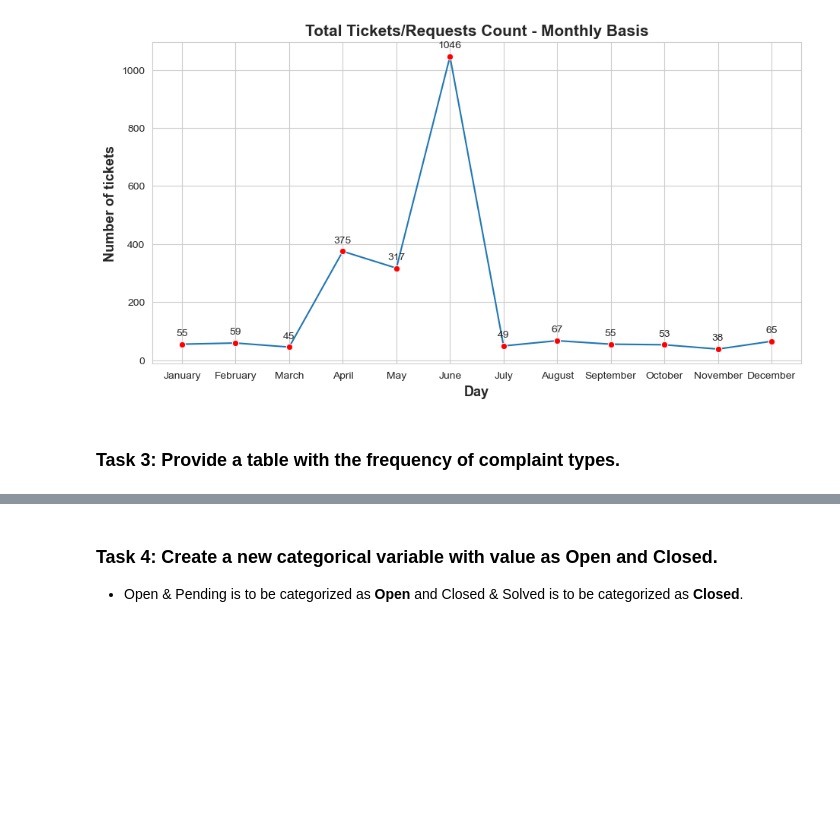
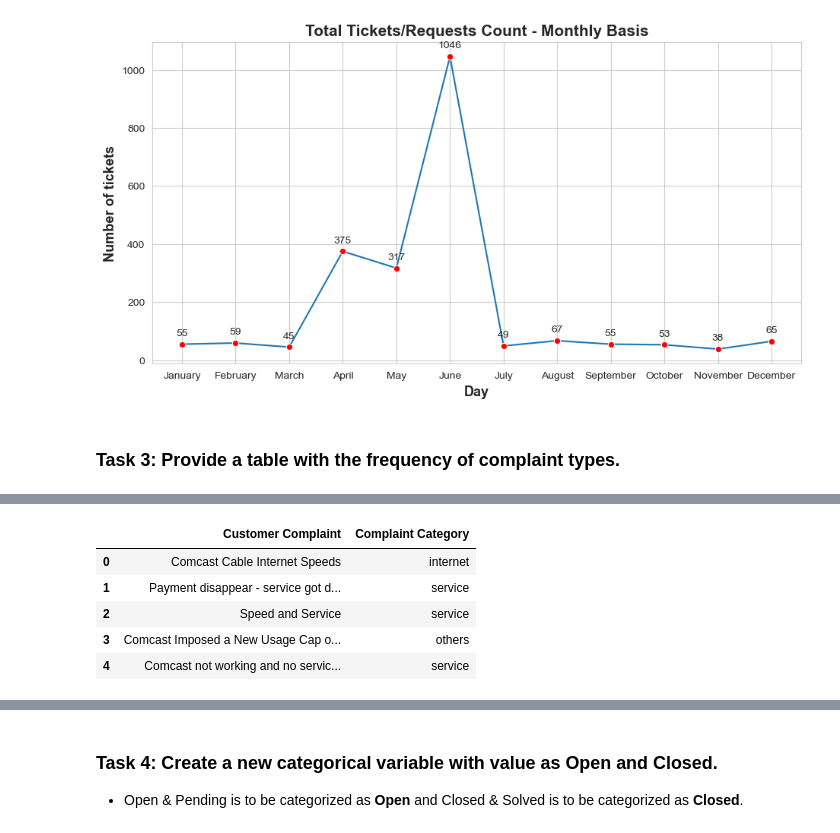
Before and after one commit to lavkushsingh31/Data_Science_Machine_Learning_Projects, a Jupyter notebook: Course Project - Comcast Telecom Consumer Complaints/Comcast Telecom Consumer Complaints.ipynb, the cells around one changed output, grey strips where cells are left out. Cells and saved outputs as stored; diff of their text form; code cells hidden in the pictures; blank space fills up the shorter version.

```diff
--- a/Course Project - Comcast Telecom Consumer Complaints/Comcast Telecom Consumer Complaints.ipynb
+++ b/Course Project - Comcast Telecom Consumer Complaints/Comcast Telecom Consumer Complaints.ipynb
@@ -331,0 +378,9 @@ plt.axis('off');
+# %%
+comcast_data[['Customer Complaint', 'Complaint Category']].head()
+# %% [output]
+|  | Customer Complaint | Complaint Category |
+| 0 | Comcast Cable Internet Speeds | internet |
+| 1 | Payment disappear - service got d... | service |
+| 2 | Speed and Service | service |
+| 3 | Comcast Imposed a New Usage Cap o... | others |
+| 4 | Comcast not working and no servic... | service |
```
Also changed, not shown: parts of 21 cells of this notebook.
